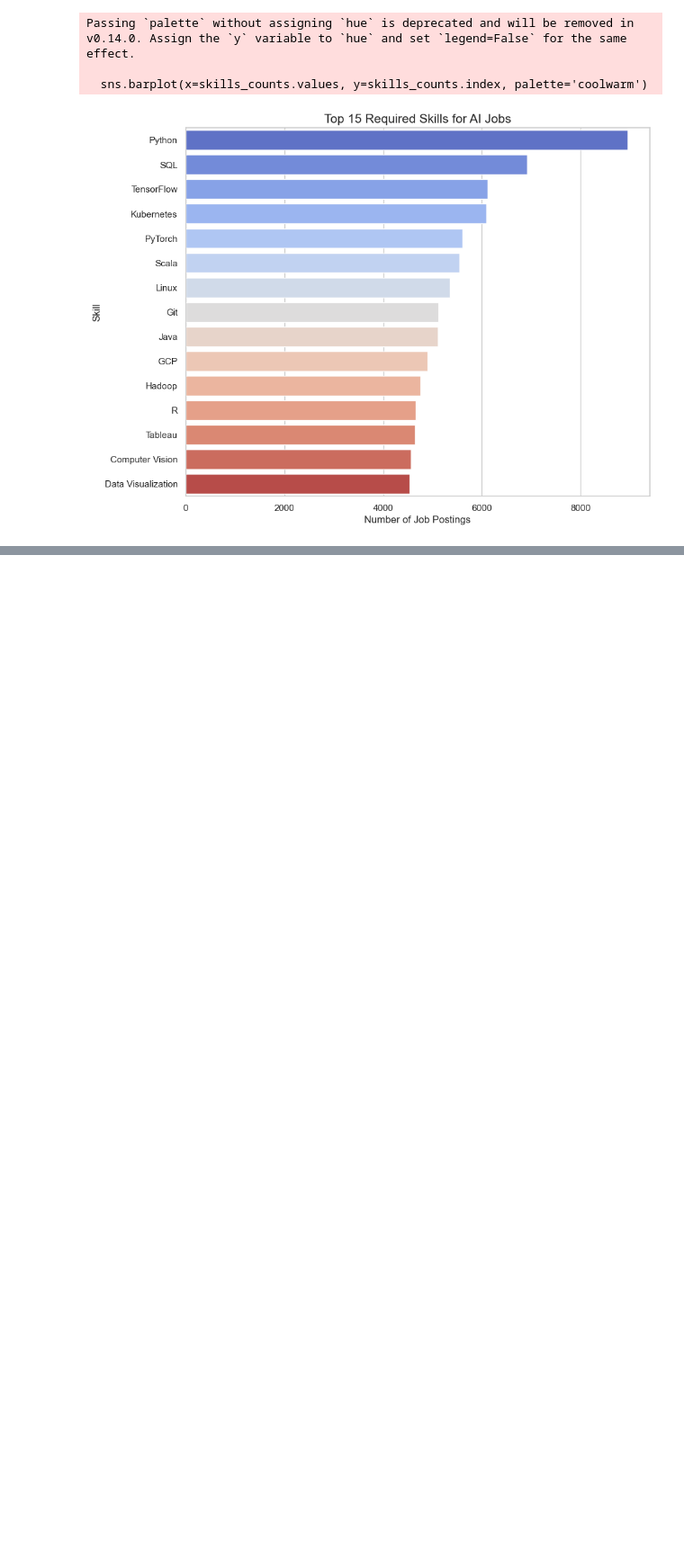
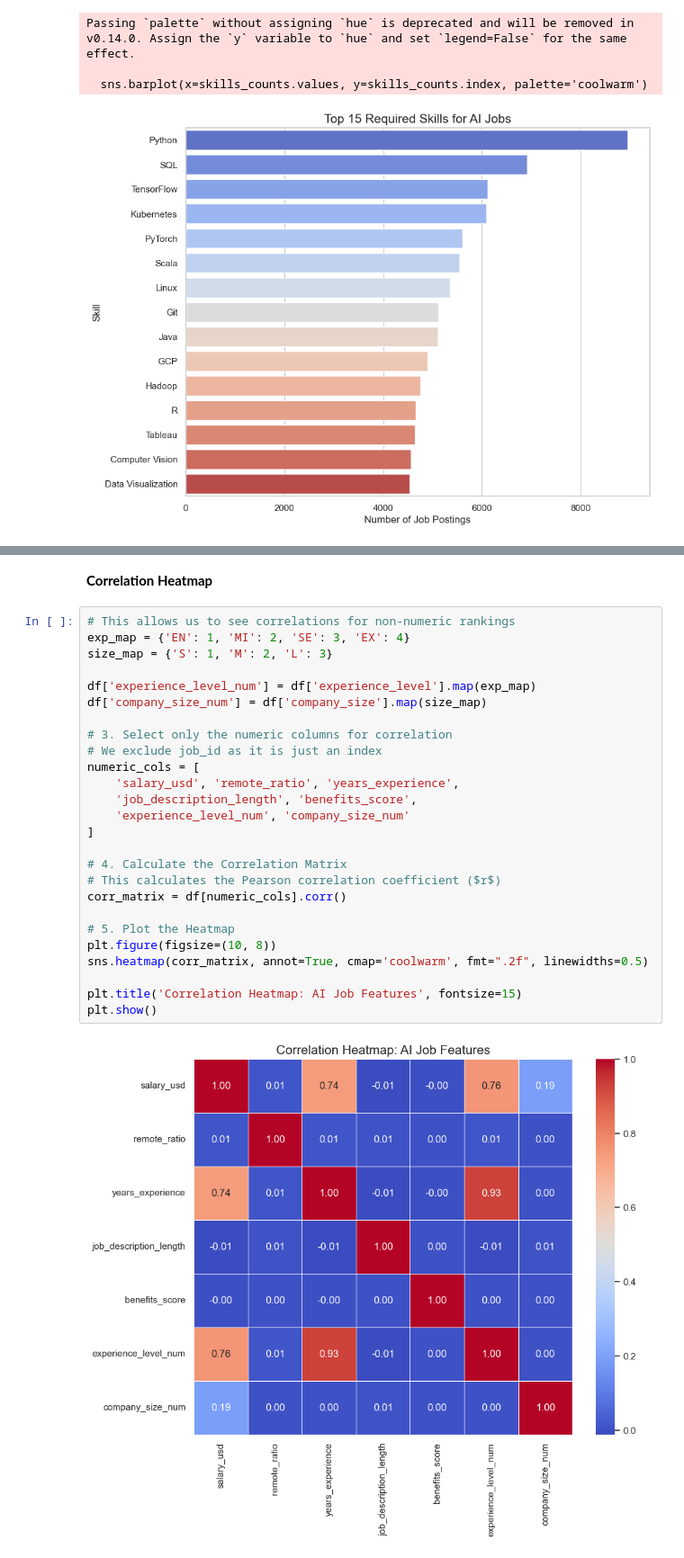
Before and after one commit to Atieng/Global-AI-Job-Market-Intelligence-Report, a Jupyter notebook: index.ipynb, the cells around one changed output, grey strips where cells are left out. Shown at 90% size. Saved outputs shown, nothing was run; the diff lists cells and outputs as text; blank space fills up the shorter version.

```diff
--- a/index.ipynb
+++ b/index.ipynb
@@ -354,0 +386,30 @@ Passing `palette` without assigning `hue` is deprecated and will be removed in v
+# %% [markdown]
+**Correlation Heatmap**
+# %%
+# This allows us to see correlations for non-numeric rankings
+exp_map = {'EN': 1, 'MI': 2, 'SE': 3, 'EX': 4}
+size_map = {'S': 1, 'M': 2, 'L': 3}
+
+df['experience_level_num'] = df['experience_level'].map(exp_map)
+df['company_size_num'] = df['company_size'].map(size_map)
+
+# 3. Select only the numeric columns for correlation
+# We exclude job_id as it is just an index
+numeric_cols = [
+    'salary_usd', 'remote_ratio', 'years_experience',
+    'job_description_length', 'benefits_score',
+    'experience_level_num', 'company_size_num'
+]
+
+# 4. Calculate the Correlation Matrix
+# This calculates the Pearson correlation coefficient ($r$)
+corr_matrix = df[numeric_cols].corr()
+
+# 5. Plot the Heatmap
+plt.figure(figsize=(10, 8))
+sns.heatmap(corr_matrix, annot=True, cmap='coolwarm', fmt=".2f", linewidths=0.5)
+
+plt.title('Correlation Heatmap: AI Job Features', fontsize=15)
+plt.show()
+# %% [output]
+[figure, added]
```
Also changed, not shown: parts of 7 cells of this notebook.
